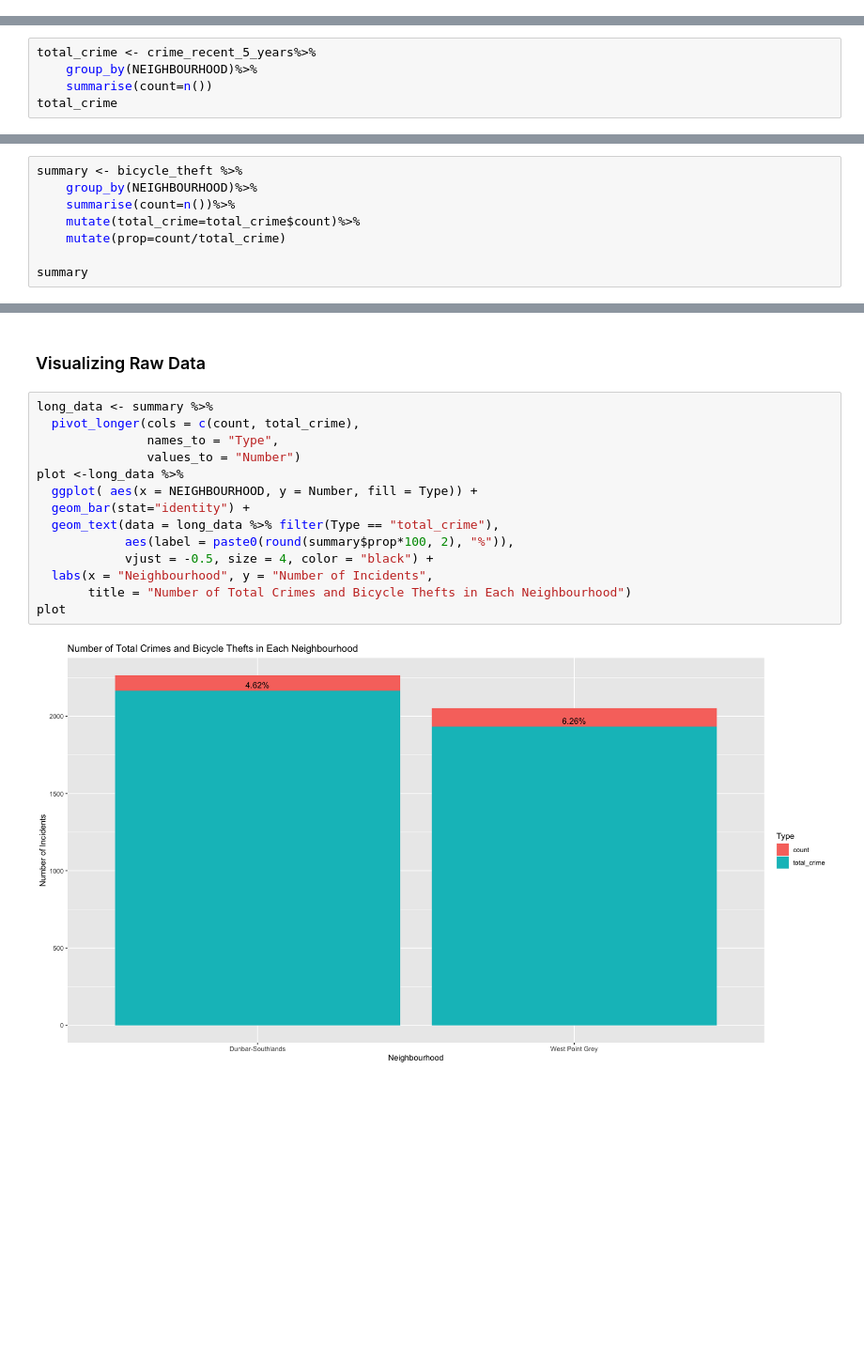
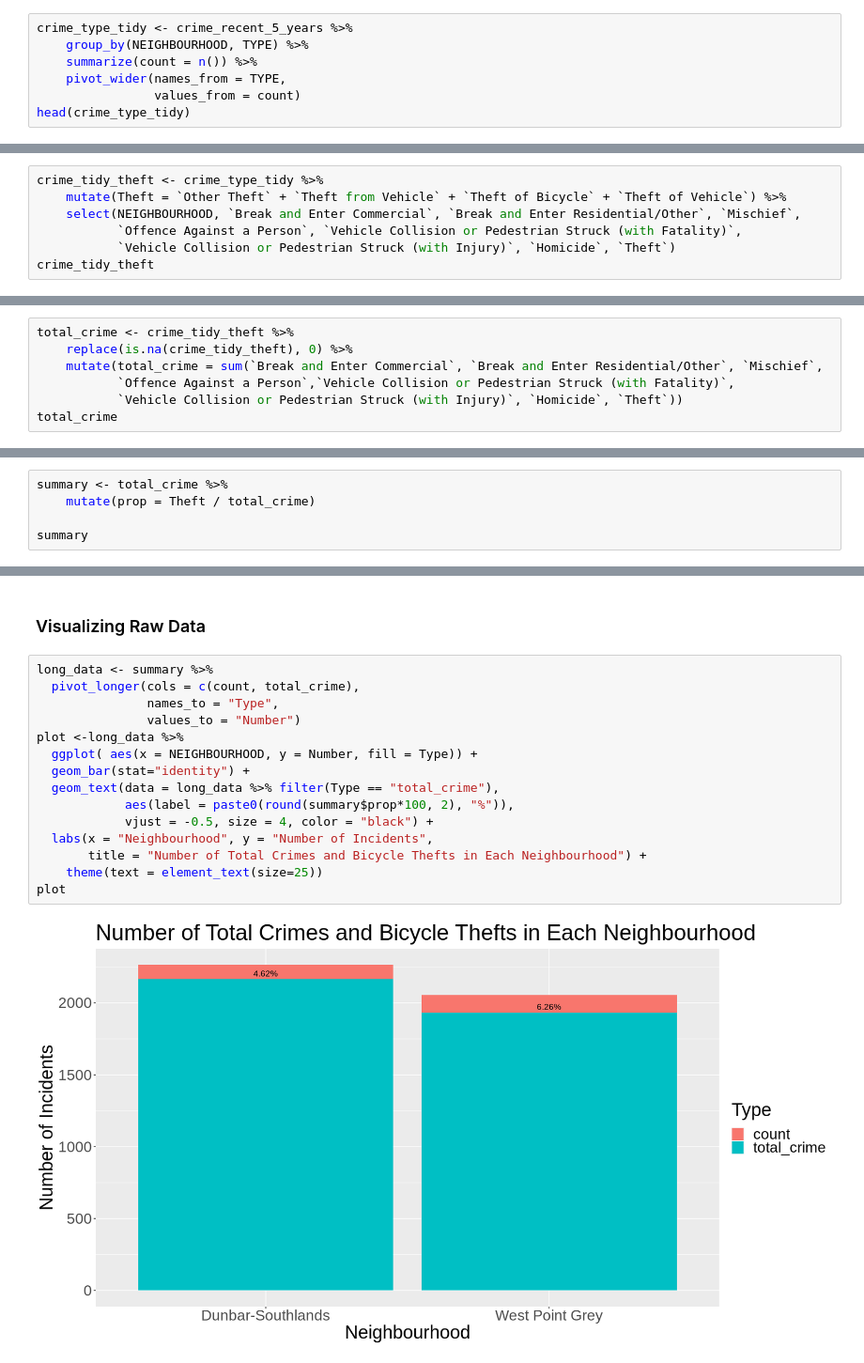
Before and after one commit to fankayii/STAT201_34, a Jupyter notebook: project.ipynb, the cells around one changed output, grey strips where cells are left out. Shown: that part at 94% size. Saved outputs shown, nothing was run; the diff lists cells and outputs as text; blank space fills up the shorter version.

```diff
--- a/project.ipynb
+++ b/project.ipynb
@@ -72,0 +68,7 @@ head(bicycle_theft)
+# %%
+crime_type_tidy <- crime_recent_5_years %>%
+    group_by(NEIGHBOURHOOD, TYPE) %>%
+    summarize(count = n()) %>%
+    pivot_wider(names_from = TYPE,
+                values_from = count)
+head(crime_type_tidy)
@@ -72,0 +85,7 @@ head(bicycle_theft)
+# %%
+crime_tidy_theft <- crime_type_tidy %>%
+    mutate(Theft = `Other Theft` + `Theft from Vehicle` + `Theft of Bicycle` + `Theft of Vehicle`) %>%
+    select(NEIGHBOURHOOD, `Break and Enter Commercial`, `Break and Enter Residential/Other`, `Mischief`,
+           `Offence Against a Person`, `Vehicle Collision or Pedestrian Struck (with Fatality)`,
+           `Vehicle Collision or Pedestrian Struck (with Injury)`, `Homicide`, `Theft`)
+crime_tidy_theft
@@ -73,5 +100,7 @@ head(bicycle_theft)
 # %%
-total_crime <- crime_recent_5_years%>%
-    group_by(NEIGHBOURHOOD)%>%
-    summarise(count=n())
+total_crime <- crime_tidy_theft %>%
+    replace(is.na(crime_tidy_theft), 0) %>%
+    mutate(total_crime = sum(`Break and Enter Commercial`, `Break and Enter Residential/Other`, `Mischief`,
+           `Offence Against a Person`,`Vehicle Collision or Pedestrian Struck (with Fatality)`,
+           `Vehicle Collision or Pedestrian Struck (with Injury)`, `Homicide`, `Theft`))
 total_crime
@@ -81,9 +116,6 @@ total_crime
 # %%
-summary <- bicycle_theft %>%
-    group_by(NEIGHBOURHOOD)%>%
-    summarise(count=n())%>%
-    mutate(total_crime=total_crime$count)%>%
-    mutate(prop=count/total_crime)
+summary <- total_crime %>%
+    mutate(prop = Theft / total_crime)
 
 summary
 # %% [output]
@@ -97,17 +129,18 @@ A tibble: 2 × 4
 # %%
 long_data <- summary %>%
   pivot_longer(cols = c(count, total_crime),
                names_to = "Type",
                values_to = "Number")
 plot <-long_data %>%
   ggplot( aes(x = NEIGHBOURHOOD, y = Number, fill = Type)) +
   geom_bar(stat="identity") +
   geom_text(data = long_data %>% filter(Type == "total_crime"),
             aes(label = paste0(round(summary$prop*100, 2), "%")),
             vjust = -0.5, size = 4, color = "black") +
   labs(x = "Neighbourhood", y = "Number of Incidents",
-       title = "Number of Total Crimes and Bicycle Thefts in Each Neighbourhood")
+       title = "Number of Total Crimes and Bicycle Thefts in Each Neighbourhood") +
+    theme(text = element_text(size=25))
 plot
 # %% [output]
-[figure, old version]
+[figure, new version]
 # %% [markdown]
```
Also changed, not shown: parts of 21 cells of this notebook.
